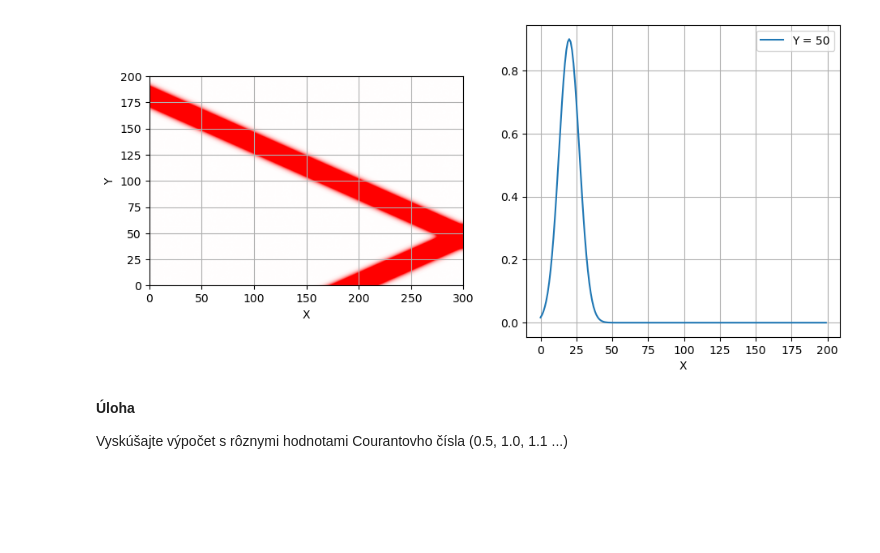
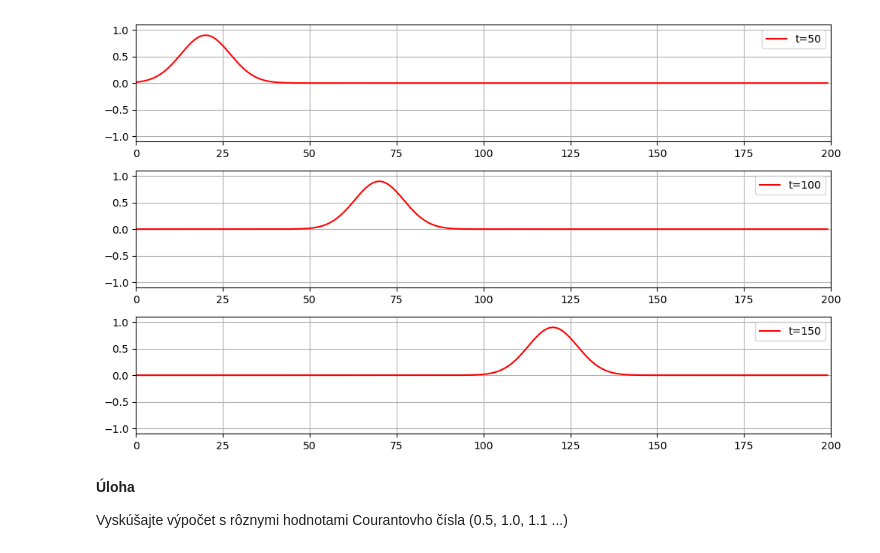
Before and after one commit to asiaat/notebook-fdtd, a Jupyter notebook: 052_fdtd_1d_impl.ipynb, the cells around one changed output. Saved outputs shown, nothing was run; the diff lists cells and outputs as text; code cells hidden in the pictures; blank space fills up the shorter version.

Commit message:
tm_plot func

```diff
--- a/052_fdtd_1d_impl.ipynb
+++ b/052_fdtd_1d_impl.ipynb
@@ -76,38 +76,64 @@ def src_plot(dx, dy, data, res=1):
     plt.grid()
     plt.legend()
     plt.show()
+# %%
+import matplotlib.pyplot as plt
+
+def tm_plot(times, r):
+    """
+    Plot Ez field snapshots at selected time steps.
+
+    Parameters
+    ----------
+    times : list of int
+        Time steps to plot.
+    r : ndarray
+        2D array of shape (time, nodes) containing Ez values.
+    """
+    plt.figure(figsize=(10, 6))
+
+    for i, t in enumerate(times):
+        plt.subplot(len(times), 1, i + 1)
+        plt.plot(r[t, :], "r-")
+        plt.ylim(-1.1, 1.1)
+        plt.xlim(0, r.shape[1])
+        plt.legend([f"t={t}"])
+        plt.grid(True)
+
+    plt.tight_layout()
+    plt.show()
 # %%
 #%reset -sf
 %matplotlib inline
 from scipy import *
 import matplotlib.pyplot as plt
 import numpy as np
 
 nodes = 200
 time = 300
 ez = np.zeros(nodes)
 hy = np.zeros(nodes)
 z0 = 377.0
 Sc = 1.0
 
 r = np.zeros((time, nodes))                             # pole vysledkov
 
 for t in range(time):
     ez[0] = np.exp(-(t - 30.)**2 / 100.) *0.9              # zdroj E vlny
 
     for m in range(1,nodes):                         # 1...199
         ez[m] = ez[m] + (hy[m] - hy[m - 1]) * z0 * Sc    # aktualizacia Ez
 
     for m in range(nodes-1):                         # 0...198
         hy[m] = hy[m] + (ez[m + 1] - ez[m]) / z0 * Sc    # aktualizacia Hy
 
     r[t,:] += ez
 
-#tm_plot([50,100, 150], r)
+tm_plot([50,100, 150], r)
 #wv_plot(time, nodes, r)
-src_plot(time, nodes, r)
+#src_plot(time, nodes, r)
 # %% [output]
-[figure, old version]
+[figure, new version]
 # %% [markdown]
 **Úloha**
 
```
Also changed, not shown: 1 other file.
